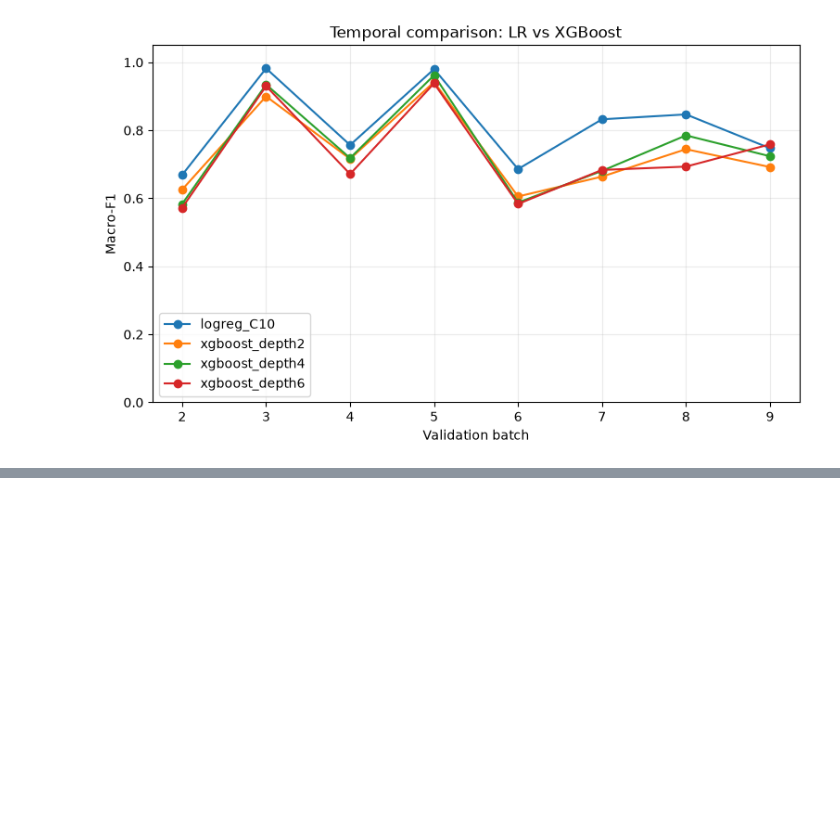
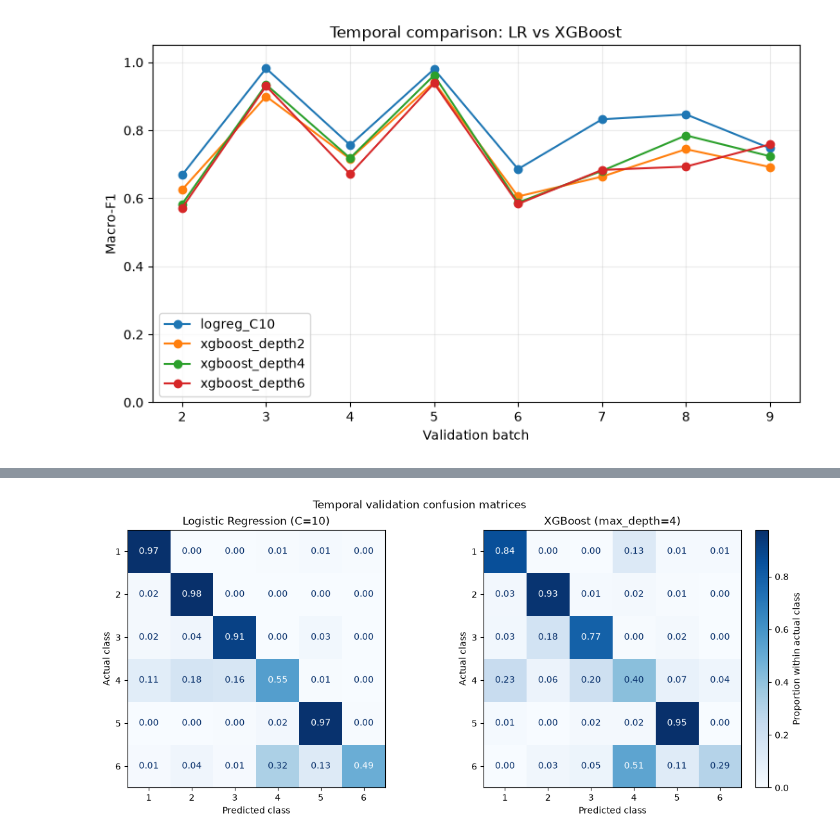
Before and after one commit to adrianfeijoo/gas-sensor-drift-classification, a Jupyter notebook: notebooks/02_model_evaluation.ipynb, the cells around one changed output, grey strips where cells are left out. Drawn from its saved outputs; the diff is of its cells as text; code cells hidden in the pictures; blank space fills up the shorter version.

Commit message:
docs(evaluation): add confusion matrix analysis

```diff
--- a/notebooks/02_model_evaluation.ipynb
+++ b/notebooks/02_model_evaluation.ipynb
@@ -726,0 +844,26 @@ Despite achieving near-perfect performance under random stratified cross-validat
+# %%
+full_data = pd.read_csv(
+    PROJECT_ROOT / "data" / "processed" / "gas_sensor_drift.csv"
+)
+development_data, _ = split_development_holdout(full_data)
+temporal_labels = tuple(sorted(development_data["label"].unique()))
+
+selected_temporal_predictions = {
+    "Logistic Regression (C=10)": collect_temporal_predictions(
+        development_data,
+        build_logistic_regression(C=10.0),
+    ),
+    "XGBoost (max_depth=4)": collect_temporal_predictions(
+        development_data,
+        build_xgboost(max_depth=4),
+    ),
+}
+
+raw_temporal_confusion_matrices = {
+    model_name: confusion_matrix_table(predictions, temporal_labels)
+    for model_name, predictions in selected_temporal_predictions.items()
+}
+
+for model_name, matrix in raw_temporal_confusion_matrices.items():
+    print(model_name)
+    display(matrix)
@@ -726,0 +889,7 @@ Despite achieving near-perfect performance under random stratified cross-validat
+# %%
+plot_temporal_confusion_matrices(
+    selected_temporal_predictions,
+    temporal_labels,
+)
+# %% [output]
+[figure, added]
```
Also changed, not shown: parts of 8 cells of this notebook.
